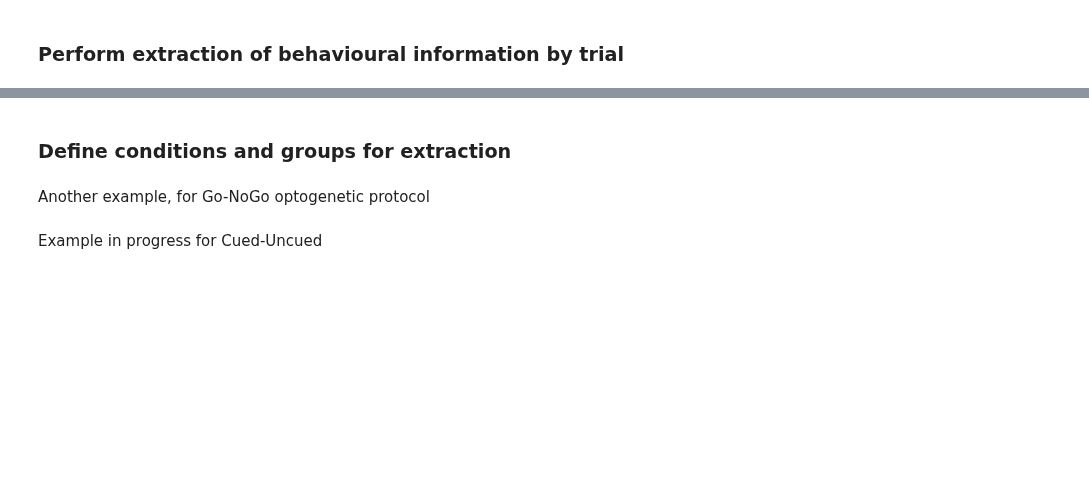
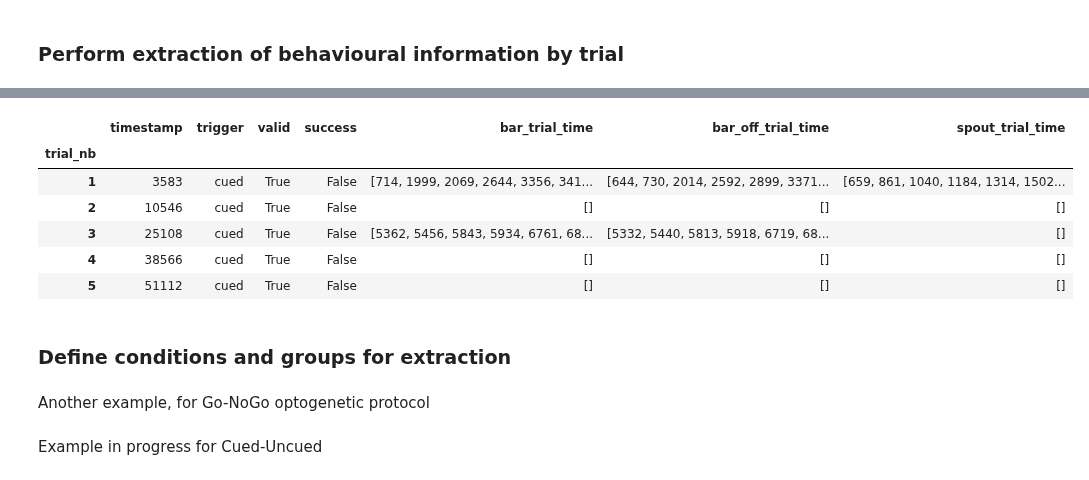
Before and after one commit to juliencarponcy/trialexp, a Jupyter notebook: notebooks/workflow_pyControl.ipynb, the cells around one changed output, grey strips where cells are left out. Cells and saved outputs as stored; diff of their text form; code cells hidden in the pictures; blank space fills up the shorter version.

```diff
--- a/notebooks/workflow_pyControl.ipynb
+++ b/notebooks/workflow_pyControl.ipynb
@@ -93,3 +114,14 @@ exp_cohort.save()
+# %%
+sessions = exp_cohort.get_sessions(subject_IDs=46)
+sessions[0].df_events
+# %% [output]
+|  | timestamp | trigger | valid | success | bar_trial_time | bar_off_trial_time | spout_trial_time |
+| trial_nb |  |  |  |  |  |  |  |
+| 1 | 3583 | cued | True | False | [714, 1999, 2069, 2644, 3356, 341... | [644, 730, 2014, 2592, 2899, 3371... | [659, 861, 1040, 1184, 1314, 1502... |
+| 2 | 10546 | cued | True | False | [] | [] | [] |
+| 3 | 25108 | cued | True | False | [5362, 5456, 5843, 5934, 6761, 68... | [5332, 5440, 5813, 5918, 6719, 68... | [] |
+| 4 | 38566 | cued | True | False | [] | [] | [] |
+| 5 | 51112 | cued | True | False | [] | [] | [] |
 # %% [markdown]
 ### Define conditions and groups for extraction
 # %%
```
Also changed, not shown: parts of 10 cells of this notebook, 1 other file.
